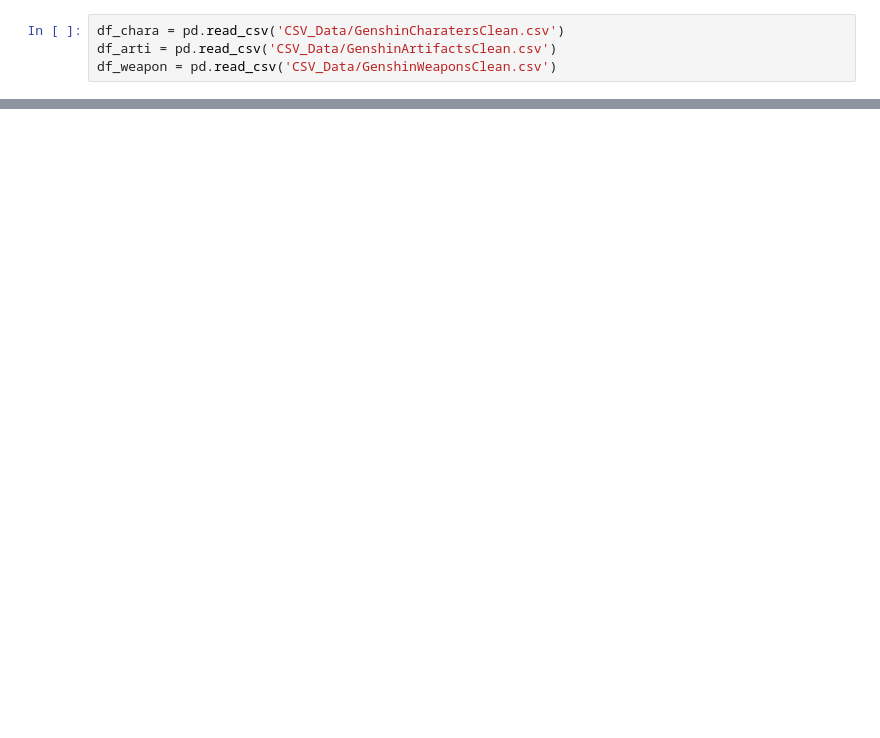
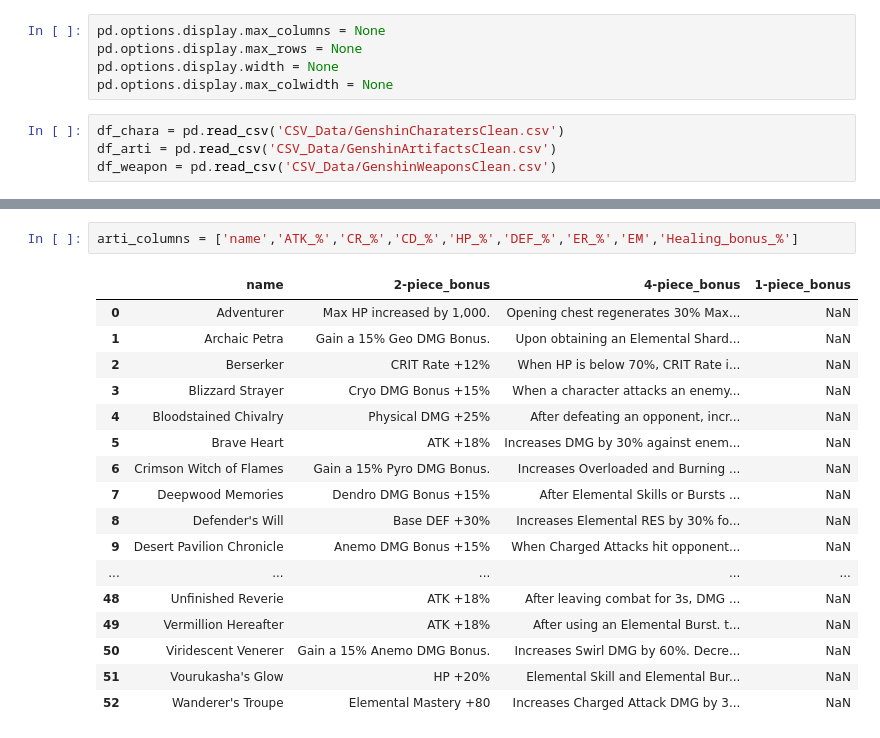
Before and after one commit to AFOEK/GenshinML, a Jupyter notebook: GenshinML.ipynb, the cells around one changed output, grey strips where cells are left out. Drawn from its saved outputs; the diff is of its cells as text; blank space fills up the shorter version.

```diff
--- a/GenshinML.ipynb
+++ b/GenshinML.ipynb
@@ -1,6 +1,11 @@
 # %%
 import pandas as pd
 import sklearn as sk
+# %%
+pd.options.display.max_columns = None
+pd.options.display.max_rows = None
+pd.options.display.width = None
+pd.options.display.max_colwidth = None
 # %%
 df_chara = pd.read_csv('CSV_Data/GenshinCharatersClean.csv')
 df_arti = pd.read_csv('CSV_Data/GenshinArtifactsClean.csv')
@@ -35,0 +13,20 @@ df_weapon.head(5)
+# %%
+arti_columns = ['name','ATK_%','CR_%','CD_%','HP_%','DEF_%','ER_%','EM','Healing_bonus_%']
+# %% [output]
+|  | name | 2-piece_bonus | 4-piece_bonus | 1-piece_bonus |
+| 0 | Adventurer | Max HP increased by 1,000. | Opening chest regenerates 30% Max... | NaN |
+| 1 | Archaic Petra | Gain a 15% Geo DMG Bonus. | Upon obtaining an Elemental Shard... | NaN |
+| 2 | Berserker | CRIT Rate +12% | When HP is below 70%, CRIT Rate i... | NaN |
+| 3 | Blizzard Strayer | Cryo DMG Bonus +15% | When a character attacks an enemy... | NaN |
+| 4 | Bloodstained Chivalry | Physical DMG +25% | After defeating an opponent, incr... | NaN |
+| 5 | Brave Heart | ATK +18% | Increases DMG by 30% against enem... | NaN |
+| 6 | Crimson Witch of Flames | Gain a 15% Pyro DMG Bonus. | Increases Overloaded and Burning ... | NaN |
+| 7 | Deepwood Memories | Dendro DMG Bonus +15% | After Elemental Skills or Bursts ... | NaN |
+| 8 | Defender's Will | Base DEF +30% | Increases Elemental RES by 30% fo... | NaN |
+| 9 | Desert Pavilion Chronicle | Anemo DMG Bonus +15% | When Charged Attacks hit opponent... | NaN |
+| ... | ... | ... | ... | ... |
+| 48 | Unfinished Reverie | ATK +18% | After leaving combat for 3s, DMG ... | NaN |
+| 49 | Vermillion Hereafter | ATK +18% | After using an Elemental Burst. t... | NaN |
+| 50 | Viridescent Venerer | Gain a 15% Anemo DMG Bonus. | Increases Swirl DMG by 60%. Decre... | NaN |
+| 51 | Vourukasha's Glow | HP +20% | Elemental Skill and Elemental Bur... | NaN |
+| 52 | Wanderer's Troupe | Elemental Mastery +80 | Increases Charged Attack DMG by 3... | NaN |
```
Also changed, not shown: parts of 3 cells of this notebook, 6 other files.
